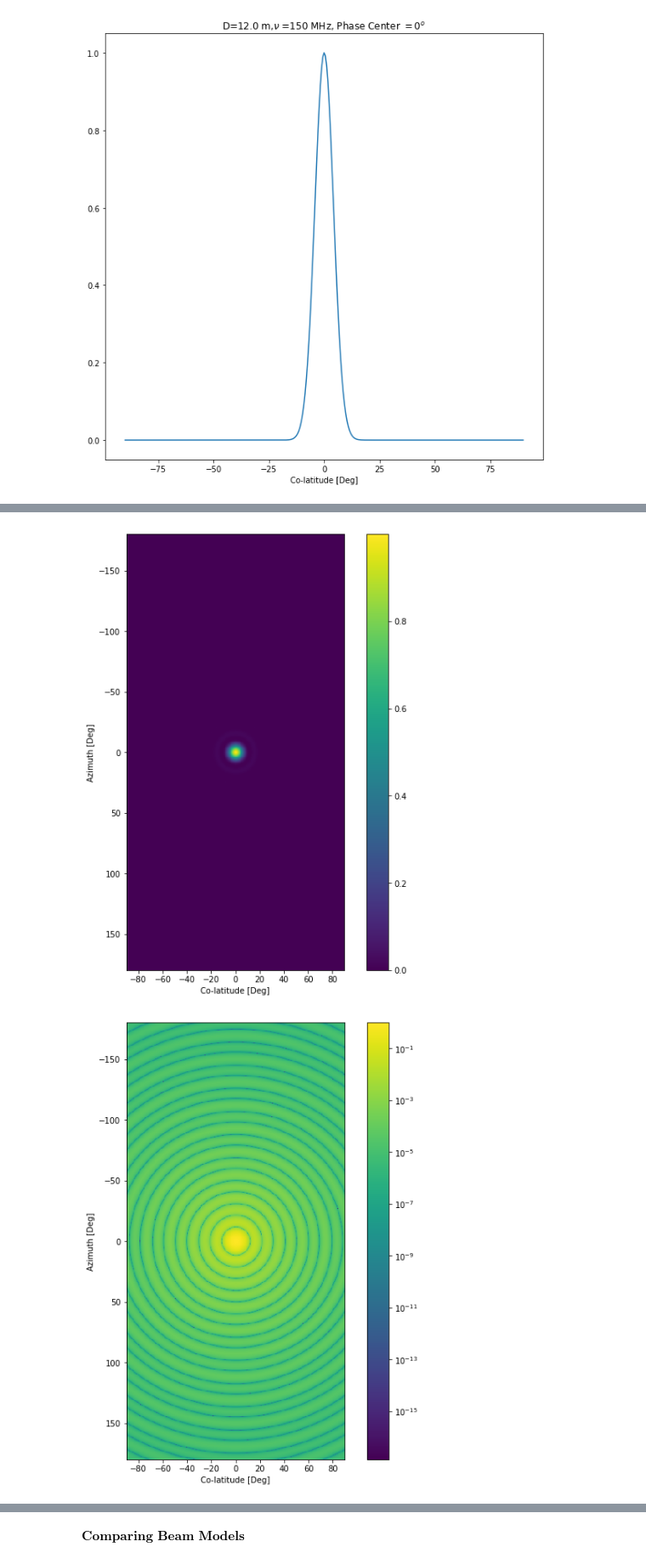
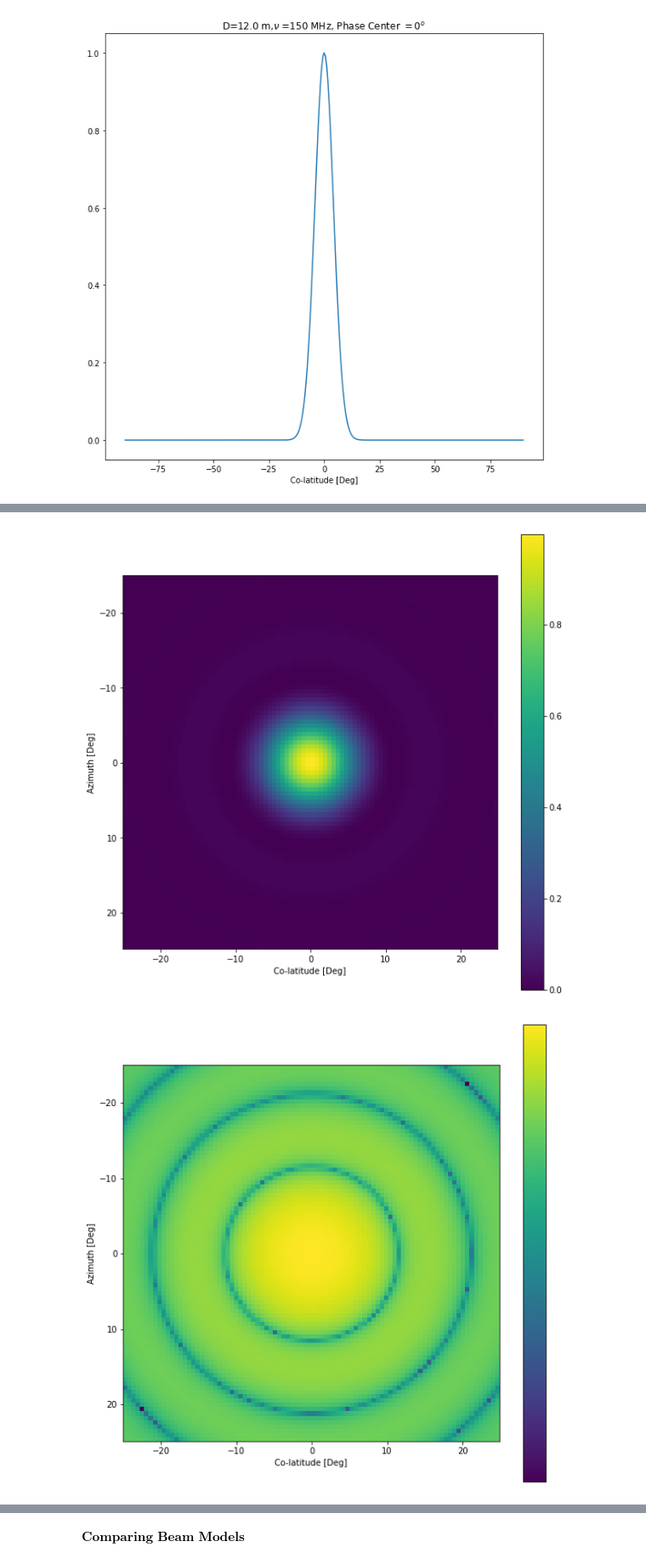
Before and after one commit to UKZN-Astronomy/hera_corrcal, a Jupyter notebook: Simulations/Beam Simulator.ipynb, the cells around one changed output, grey strips where cells are left out. Shown at 85% size. Drawn from its saved outputs; the diff is of its cells as text; code cells hidden in the pictures.

```diff
--- a/Simulations/Beam Simulator.ipynb
+++ b/Simulations/Beam Simulator.ipynb
@@ -59,7 +70,7 @@ plt.xlabel(r'Co-latitude [Deg]')
 Text(0.5,0,'Co-latitude [Deg]')
 [figure]
 # %%
-theta, phi = np.arange(-np.pi/2.0,np.pi/2.0,0.01),np.arange(-np.pi,np.pi,0.01)
+theta, phi = np.arange(- np.deg2rad(25),np.deg2rad(25),0.01),np.arange(-np.deg2rad(25),np.deg2rad(25),0.01)
 gaussian_pbeam =np.zeros((len(phi),len(theta)),dtype=np.float32)
 for phi_i in range(len(phi)):
     for theta_j in range(len(theta)):
@@ -136,36 +151,36 @@ d_diam = 12.0 #meters
 d_block = 0.5 #meters
 
 freq_mid = 150e6 #Mhz
 
 param_2d_airydisk = np.zeros((len(phi),len(theta)))
 
 for phi_i in range(phi.size):
     for theta_i in range(theta.size):
 
 
 
 
-        param_2d_airydisk[phi_i][theta_i] = param_airydisk(theta[theta_i],phi[phi_i],a_x,a_y,q_0x,q_0y,d_diam,d_block,freq_mid)
+        param_2d_airydisk[phi_i][theta_i] = param_airydisk(0.0,0.0,theta[theta_i],phi[phi_i],a_x,a_y,q_0x,q_0y,d_diam,d_block,freq_mid)
 
 
 extent =[np.rad2deg(theta[0]),np.rad2deg(theta[-1]),np.rad2deg(phi[-1]),np.rad2deg(phi[0])]
 plt.figure(figsize=(10,10))
 plt.imshow(param_2d_airydisk,extent=extent)
 plt.xlabel('Co-latitude [Deg]')
 plt.ylabel('Azimuth [Deg]')
 plt.colorbar()
 plt.show()
 
 
 plt.figure(figsize=(10,10))
 plt.imshow(param_2d_airydisk,extent=extent, norm=LogNorm())
 plt.xlabel('Co-latitude [Deg]')
 plt.ylabel('Azimuth [Deg]')
 plt.colorbar()
 plt.show()
 # %% [output]
-[figure, old version]
+[figure, new version]
-[figure, old version]
+[figure, new version]
 # %% [markdown]
 $\textbf{Section. 1.3 : Geometrical Optics Beam Model}$
 
```
Also changed, not shown: parts of 7 cells of this notebook.
